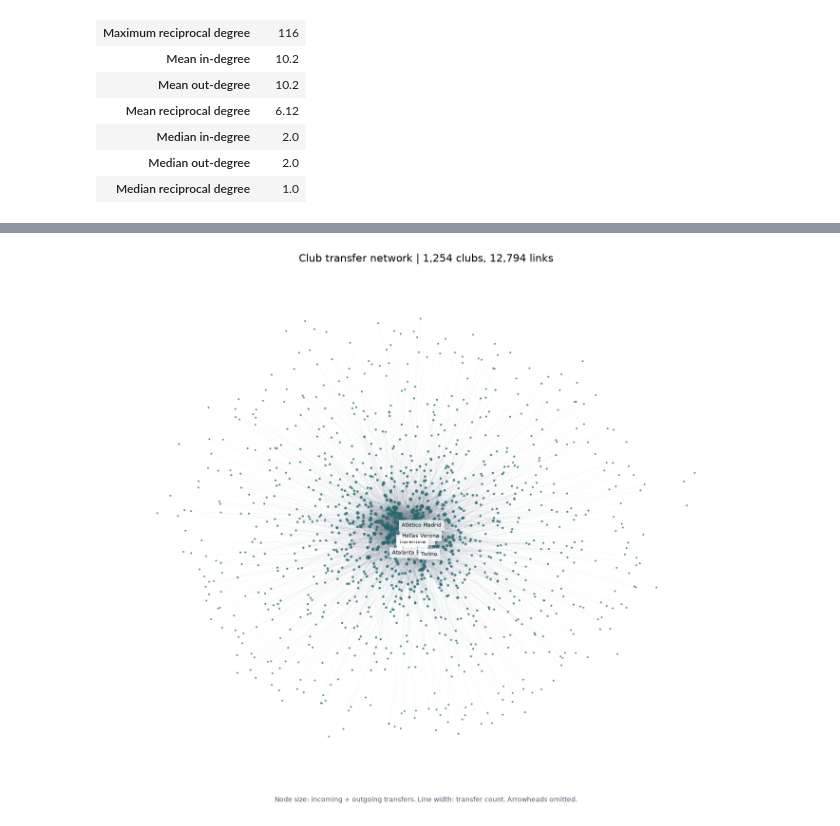
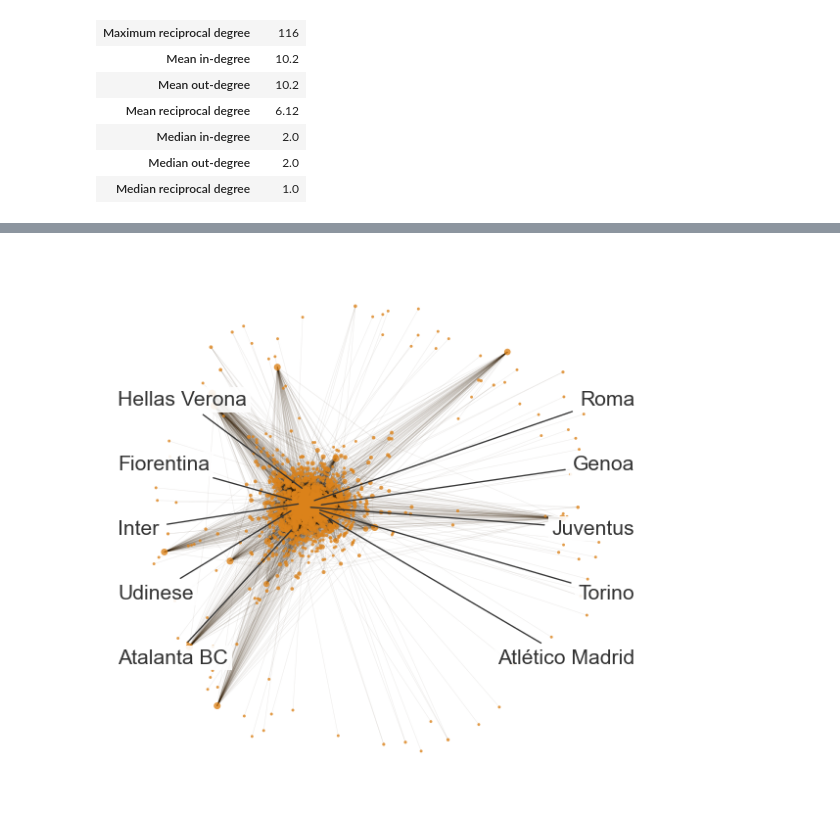
Before and after one commit to detchampenBo/Go_Nuts_repos, a Jupyter notebook: pnas_report/notebooks/exploration_v3.ipynb, the cells around one changed output, grey strips where cells are left out. Drawn from its saved outputs; the diff is of its cells as text; code cells hidden in the pictures.

Commit message:
Streamlining of plots

```diff
--- a/pnas_report/notebooks/exploration_v3.ipynb
+++ b/pnas_report/notebooks/exploration_v3.ipynb
@@ -169,35 +199,40 @@ with plt.rc_context({
 # %%
 import matplotlib.pyplot as plt
 import numpy as np
 
 strength = dict(graph.degree(weight='weight'))
 pos = nx.spring_layout(graph, seed=42, weight='weight', iterations=30)
 
-fig, ax = plt.subplots(figsize=(14, 12))
-nx.draw_networkx_edges(
-    graph, pos, ax=ax, arrows=False, edge_color='#64748b', alpha=0.08,
-    width=[0.15 + 0.15 * np.log1p(edge['weight']) for _, _, edge in graph.edges(data=True)],
-)
-nx.draw_networkx_nodes(
-    graph, pos, ax=ax, node_size=[4 + 3 * np.sqrt(strength[node]) for node in graph],
-    node_color='#216869', alpha=0.8, linewidths=0,
-)
-top_clubs = sorted(strength, key=strength.get, reverse=True)[:10]
-nx.draw_networkx_labels(
-    graph, pos, ax=ax, labels={node: graph.nodes[node]['label'] for node in top_clubs},
-    font_size=8, bbox={'facecolor': 'white', 'edgecolor': 'none', 'alpha': 0.8},
-)
-ax.set_title(
-    f'Club transfer network | {graph.number_of_nodes():,} clubs, {graph.number_of_edges():,} links',
-    fontsize=16, pad=20,
-)
-ax.set_axis_off()
-fig.text(
-    0.5, 0.025,
-    'Node size: incoming + outgoing transfers. Line width: transfer count. Arrowheads omitted.',
-    ha='center', fontsize=10, color='#475569',
-)
-plt.tight_layout(rect=(0, 0.05, 1, 1))
-plt.show()
+with plt.rc_context(plot_style):
+    fig, ax = plt.subplots(figsize=(3.58, 3.58))
+    fig.subplots_adjust(left=0.02, right=0.98, bottom=0.02, top=0.98)
+    nx.draw_networkx_edges(
+        graph, pos, ax=ax, arrows=False, edge_color=plot_colors[0], alpha=0.08,
+        width=[0.15 + 0.15 * np.log1p(edge['weight']) for _, _, edge in graph.edges(data=True)],
+    )
+    nx.draw_networkx_nodes(
+        graph, pos, ax=ax,
+        node_size=[0.25 * (4 + 3 * np.sqrt(strength[node])) for node in graph],
+        node_color=plot_colors[2], alpha=0.8, linewidths=0,
+    )
+
+    top_clubs = sorted(strength, key=strength.get, reverse=True)[:10]
+    # Keep the same ten clubs and node positions; separate their labels for print.
+    left_to_right = sorted(top_clubs, key=lambda node: pos[node][0])
+    for side, nodes in enumerate((left_to_right[:5], left_to_right[5:])):
+        nodes = sorted(nodes, key=lambda node: pos[node][1])
+        for node, label_y in zip(nodes, np.linspace(0.26, 0.74, len(nodes))):
+            ax.annotate(
+                graph.nodes[node]['label'], xy=pos[node], xycoords='data',
+                xytext=(0.02 if side == 0 else 0.98, label_y),
+                textcoords='axes fraction', ha='left' if side == 0 else 'right',
+                va='center', fontsize=9.5, color='#333333',
+                bbox={'facecolor': 'white', 'edgecolor': 'none', 'alpha': 0.9, 'pad': 1.5},
+                arrowprops={'arrowstyle': '-', 'color': '#333333', 'linewidth': 0.6},
+            )
+    ax.set_axis_off()
+    export_figure(fig, 'club_transfer_network')
+    fig.savefig(ROOT / 'pnas_report/figures/transfer_graphs.png')
+    plt.show()
 # %% [output]
-[figure, old version]
+[figure, new version]
```
Also changed, not shown: parts of 1 cell of this notebook, 14 other files.
